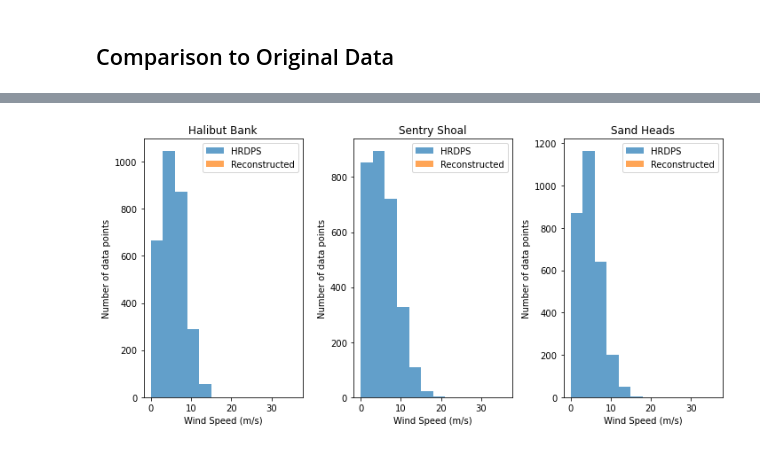
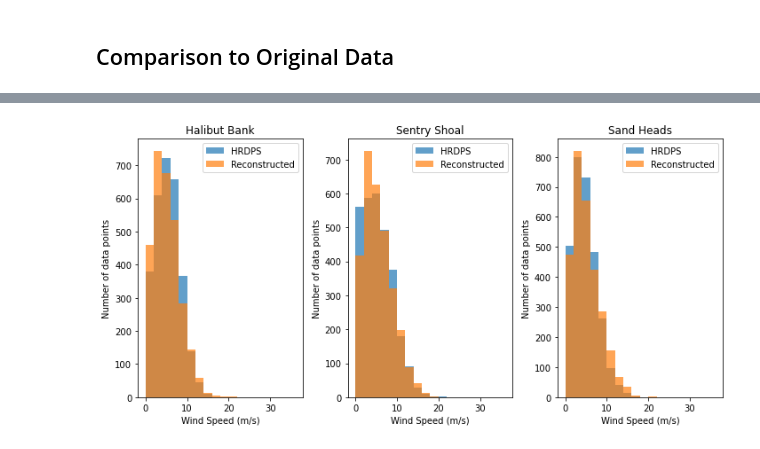
Before and after one commit to UBC-MOAD/analysis-armaan, a Jupyter notebook: notebooks/predictingWinds.ipynb, the cells around one changed output, grey strips where cells are left out. Cells and saved outputs as stored; diff of their text form; code cells hidden in the pictures.

```diff
--- a/notebooks/predictingWinds.ipynb
+++ b/notebooks/predictingWinds.ipynb
@@ -114,12 +123,12 @@ del dayX
 # %% [markdown]
 ## PCA on 2008 data
 # %%
-##supposed to be 2008 canrcm data - right now 2007 data has been imported for troubleshooting purposes
-p1 = '/home/arandhawa/canrcm_2007_uas.nc'
-p2 = '/home/arandhawa/canrcm_2007_vas.nc'
+##supposed to be 2008 canrcm data
+p1 = '/home/arandhawa/canrcm_2008_uas.nc'
+p2 = '/home/arandhawa/canrcm_2008_vas.nc'
 
 d1 = xr.open_dataset(p1)
 d2 = xr.open_dataset(p2)
 
-A = d1['uas'][16:,140:165,60:85]
-B = d2['vas'][16:,140:165,60:85]
+A = d1['uas'][:,140:165,60:85]
+B = d2['vas'][:,140:165,60:85]
@@ -153,9 +179,9 @@ plt.plot(eigs_2007[0])
 # %% [markdown]
 ## Predictions
 # %%
-def project(u, v):  ##scalar projection of u onto v
+def project(u, v):  ##scalar projection of u onto v - with extra 1/norm factor (for math reasons)
     v_norm = np.sqrt(np.sum(v**2))
-    return np.dot(u, v)/v_norm
+    return np.dot(u, v)/v_norm**2
 # %%
 C_mat.shape
 # %% [output]
@@ -163,7 +188,0 @@ C_mat.shape
-# %%
-##plot for one mode
-proj2 = np.zeros(A.shape[0])
-
-for i in range(A.shape[0]):
-    proj2[i] = project(C_mat[:,i], PCs_2007[:,0])
-plt.plot(proj2)
@@ -192,2 +208,3 @@ print(mean_2008)
 # %%
 pred_eigs = np.matmul(mrl_coefs, proj) + mrl_inter.reshape(-1, 1)
+pred_eigs = pred_eigs*energy_coefs
@@ -306,32 +305,32 @@ plt.tight_layout()
 # %%
-nums = np.arange(0, 37, 3)
+nums = np.arange(0, 37, 2)
 
 fig, ax = plt.subplots(1, 3, figsize=(10, 5))
 
 ax[0].set_title("Halibut Bank")
 ax[0].hist(np.sqrt(u_data[:,142,139]**2 + v_data[:,142,139]**2), bins = nums, label = "HRDPS", alpha = 0.7)
 ax[0].hist(np.sqrt(u_data_rec[:,142,139]**2 + v_data_rec[:,142,139]**2), bins = nums, label = "Reconstructed", alpha = 0.7)
 ax[0].set_xlabel("Wind Speed (m/s)")
 ax[0].set_ylabel("Number of data points")
 ax[0].legend()
 
 ax[1].set_title("Sentry Shoal")
 ax[1].hist(np.sqrt(u_data[:,174,107]**2 + v_data[:,174,107]**2), bins = nums, label = "HRDPS", alpha = 0.7)
 ax[1].hist(np.sqrt(u_data_rec[:,174,107]**2 + v_data_rec[:,174,107]**2), bins = nums, label = "Reconstructed", alpha = 0.7)
 ax[1].set_xlabel("Wind Speed (m/s)")
 ax[1].set_ylabel("Number of data points")
 ax[1].legend()
 
 ax[2].set_title("Sand Heads")
 ax[2].hist(np.sqrt(u_data[:,129,149]**2 + v_data[:,129,149]**2) , bins = nums,  label = "HRDPS", alpha = 0.7)
 ax[2].hist(np.sqrt(u_data_rec[:,129,149]**2 + v_data_rec[:,129,149]**2) , bins = nums, label = "Reconstructed", alpha = 0.7)
 ax[2].set_xlabel("Wind Speed (m/s)")
 ax[2].set_ylabel("Number of data points")
 ax[2].legend()
 
 plt.tight_layout()
 # %% [output]
-[figure, old version]
+[figure, new version]
 # %%
 def helper(x, y, ax, i, j):
 
```
Also changed, not shown: parts of 20 cells of this notebook.
